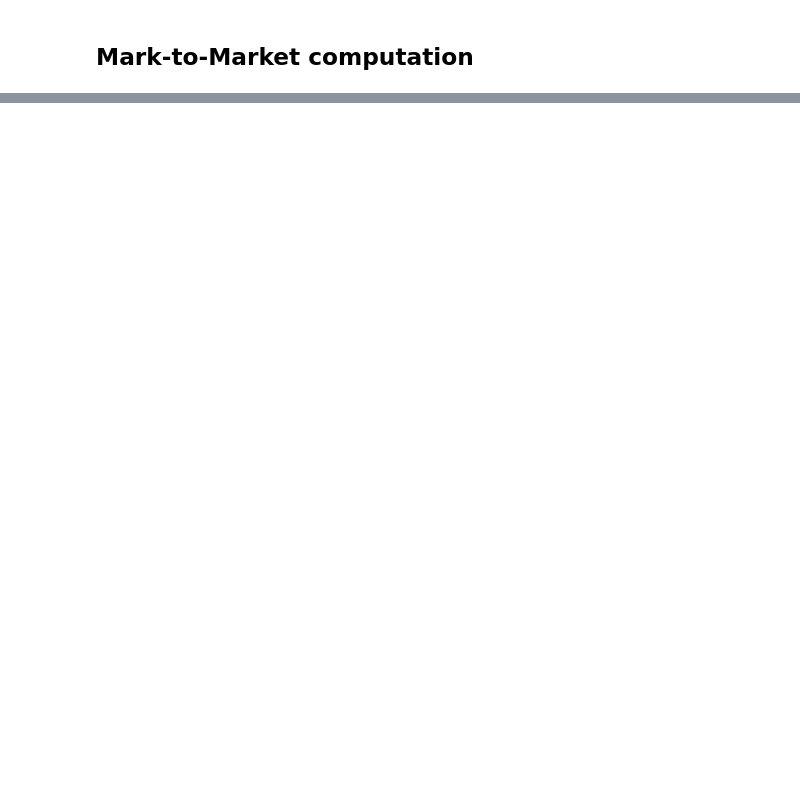
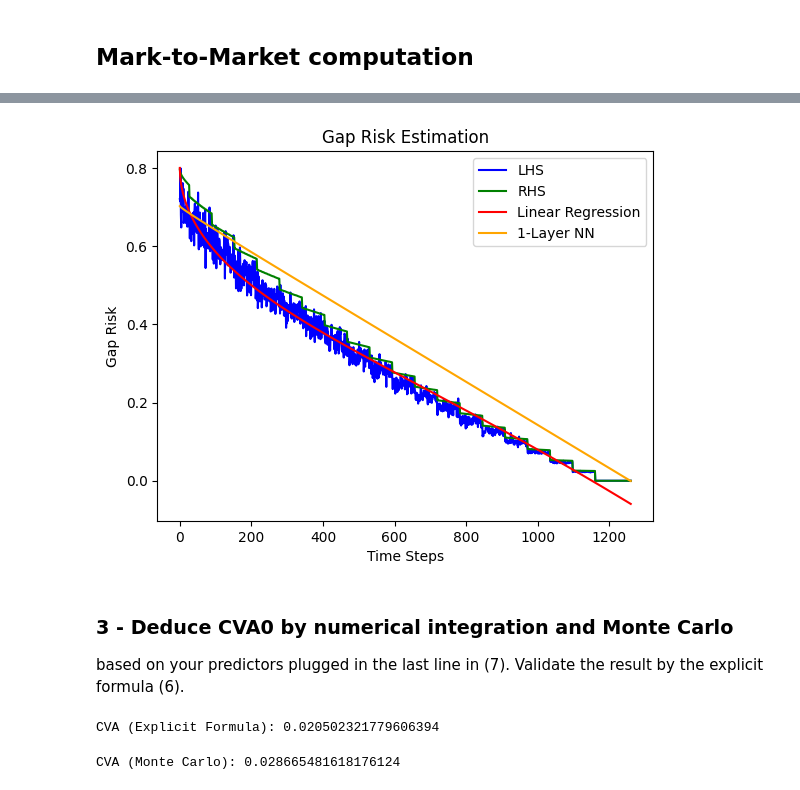
Before and after one commit to Bilg4me/Deep-XVA-Analysis, a Jupyter notebook: notebook.ipynb, the cells around one changed output, grey strips where cells are left out. Saved outputs shown, nothing was run; the diff lists cells and outputs as text; code cells hidden in the pictures; blank space fills up the shorter version.

```diff
--- a/notebook.ipynb
+++ b/notebook.ipynb
@@ -87,0 +146,8 @@ plt.show()
+# %%
+# regression model vs 1-Layer NN with data from lhs
+data = {'y' : lhs, 'x1': S_hats, 'x2': time}
+df = pd.DataFrame(data)
+
+X = df[['x1', 'x2']].values
+y = df['y'].values
+df.head()
@@ -87,0 +161,6 @@ plt.show()
+# %%
+
+reg_linear = LinearRegression()
+reg_linear.fit(X, y)
+y_pred_linear = reg_linear.predict(X)
+y_pred_linear
@@ -87,0 +211,8 @@ plt.show()
+# %%
+
+# Evaluate the model
+model.eval()
+with torch.no_grad():
+    y_pred_nn = model(X_tensor).cpu().numpy().flatten()
+
+y_pred_nn
@@ -87,0 +227,17 @@ plt.show()
+# %%
+
+# Plotting the results
+plt.plot(lhs, label='LHS', color='blue')
+plt.plot(rhs, label='RHS', color='green')
+plt.plot(y_pred_linear, label='Linear Regression', color='red')
+plt.plot(y_pred_nn, label='1-Layer NN', color='orange')
+plt.xlabel('Time Steps')
+plt.ylabel('Gap Risk')
+plt.title('Gap Risk Estimation')
+plt.legend()
+plt.show()
+# %% [output]
+[figure, added]
+# %% [markdown]
+### 3 - Deduce CVA0 by numerical integration and Monte Carlo
+based on your predictors plugged in the last line in (7). Validate the result by the explicit formula (6).
@@ -87,0 +283,14 @@ plt.show()
+# %%
+import warnings
+warnings.filterwarnings("ignore")
+
+# Compute CVA using explicit formula
+cva_explicit = CVA_explicit(Nom, S0)
+print("CVA (Explicit Formula):", cva_explicit)
+
+# Compute CVA using Monte Carlo
+cva_monte_carlo = CVA_monte_carlo()
+print("CVA (Monte Carlo):", cva_monte_carlo)
+# %% [output]
+CVA (Explicit Formula): 0.020502321779606394
+CVA (Monte Carlo): 0.028665481618176124
```
Also changed, not shown: parts of 19 cells of this notebook.
